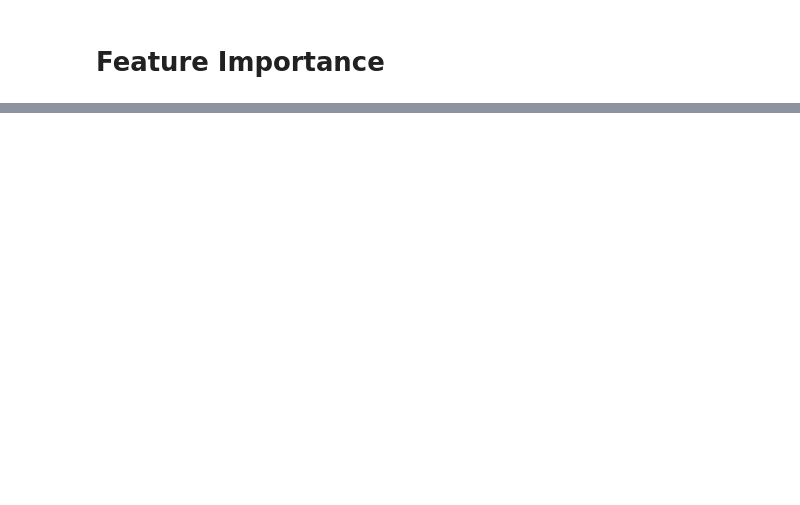
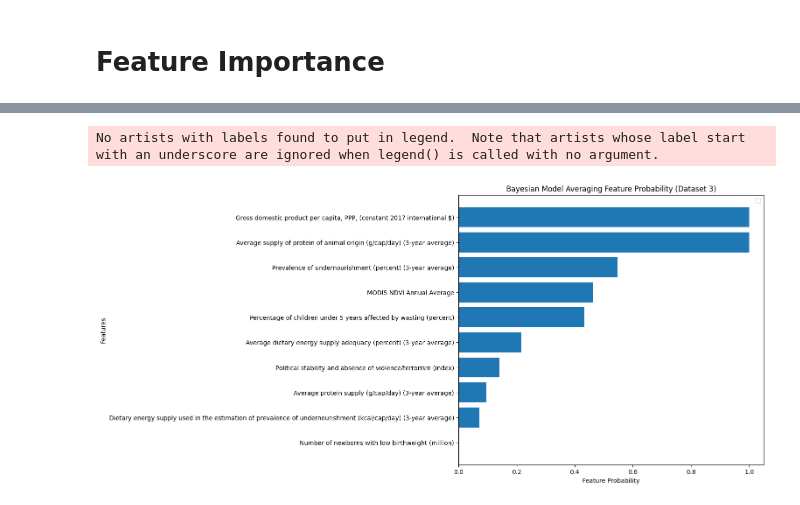
Before and after one commit to bakerjf1993/Supply-Chain, a Jupyter notebook: Food_Security_ModelAveraging-Git.ipynb, the cells around one changed output, grey strips where cells are left out. Saved outputs shown, nothing was run; the diff lists cells and outputs as text; code cells hidden in the pictures; blank space fills up the shorter version.

```diff
--- a/Food_Security_ModelAveraging-Git.ipynb
+++ b/Food_Security_ModelAveraging-Git.ipynb
@@ -286,11 +300,13 @@ plt.legend();
 # %%
-# Build a random forest (https://scikit-learn.org/stable/modules/generated/sklearn.ensemble.RandomForestRegressor.html)
+nFeats = np.shape(countrydf)[1]
+regr = BMA(X_train3, y_train3, Verbose=1, ModelSizes=[1,2,3,4,nFeats-3,nFeats-2,nFeats-1,nFeats], WindowLRatio=5)
+#regr = RandomForestRegressor(random_state = 42)
 # Train on the training set
-regr.fit(X_train3, y_train3)
+regr.fit()
 # predict using the test set
-y_hat_RF3 = regr.predict(X_test3)
+y_hat_BMA3 = regr.predict(X_test3)
 # Compute the RMSE error
-RMSE_RF3 = np.sqrt((np.sum(y_hat_RF3-y_test3)**2)/len(y_hat_RF3))
-print("Baseline RMSE3: "+str(RMSE_baseline3))
-print("Random Forest RMSE3: "+str(RMSE_RF3))
+RMSE_BMA3 = np.sqrt((np.sum(y_hat_BMA3-y_test3)**2)/len(y_hat_BMA3))
+print("Baseline RMSE2: "+str(RMSE_baseline3))
+print("Bayesian Model Averaging RMSE3: "+str(RMSE_BMA3))
 # %% [output]
@@ -298,0 +330,4 @@ Random Forest RMSE3: 0.05574145575879709
+# %%
+summary3 = regr.summary()
+summary3= summary3.sort_values(by='Probability', ascending=False)
+summary3.head(20)
@@ -333,0 +382,18 @@ No artists with labels found to put in legend.  Note that artists whose label st
+# %%
+#plt.barh(secFet, regr.feature_importances_)
+#Develope Feature Importance
+fig, ax = plt.subplots(figsize=(9, 8))
+#Drop the bottom 50 Features
+summary_plot = summary3.sort_values(by='Probability', ascending=False).head(10)
+summary_plot = summary_plot.sort_values(by='Probability', ascending=True)
+#Plot the Feature Importance
+ax.barh(summary_plot['Variable Name'], summary_plot['Probability'])
+#plt.barh(secFet[sorted_regr], regr.feature_importances_[sorted_regr])
+plt.title("Bayesian Model Averaging Feature Probability (Dataset 3)")
+plt.xlabel('Feature Probability')
+plt.ylabel('Features')
+plt.legend()
+plt.show()
+# %% [output]
+No artists with labels found to put in legend.  Note that artists whose label start with an underscore are ignored when legend() is called with no argument.
+[figure, added]
```
Also changed, not shown: parts of 12 cells of this notebook.
